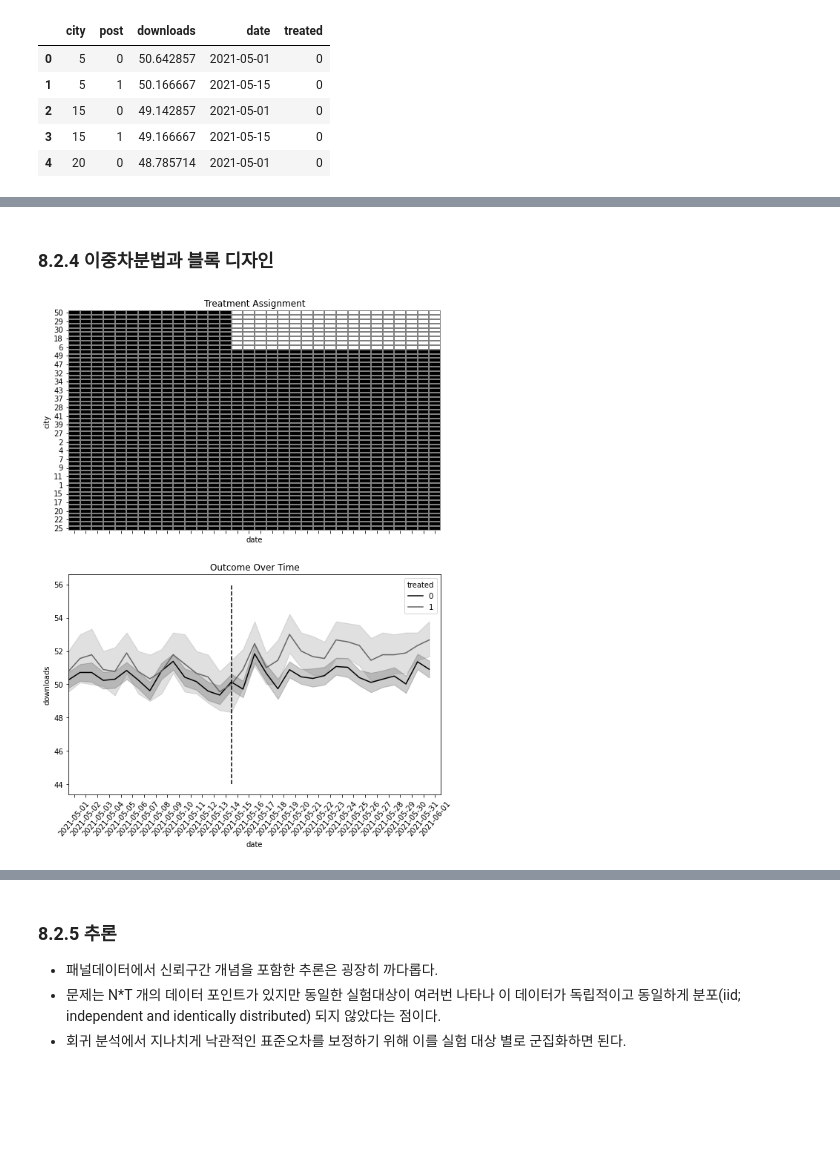
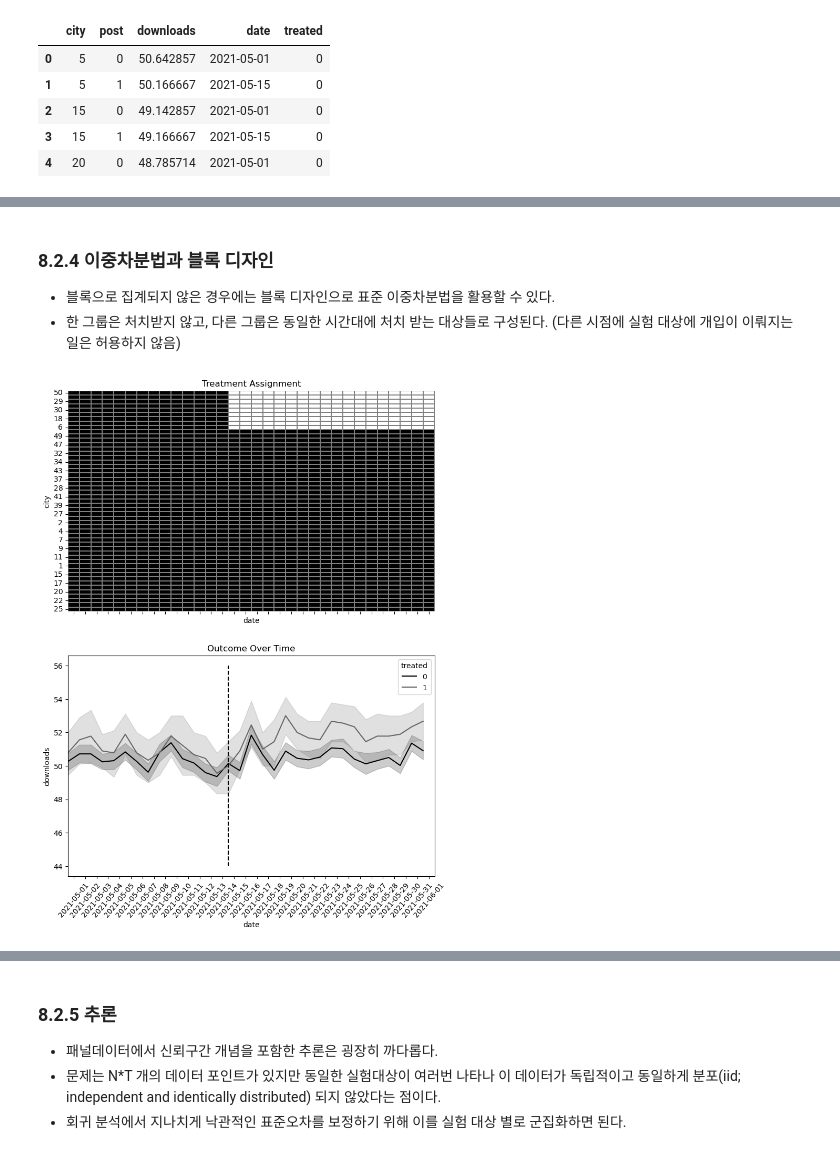
Before and after one commit to KyungbinChoi/causal_inference_python, a Jupyter notebook: contents/08장-이중차분법.ipynb, the cells around one changed output, grey strips where cells are left out. Cells and saved outputs as stored; diff of their text form; code cells hidden in the pictures; blank space fills up the shorter version.

Commit message:
이중차분법

```diff
--- a/contents/08장-이중차분법.ipynb
+++ b/contents/08장-이중차분법.ipynb
@@ -237,40 +241,42 @@ m.params["treated:post"]
 # %% [markdown]
 ### 8.2.4 이중차분법과 블록 디자인
+* 블록으로 집계되지 않은 경우에는 블록 디자인으로 표준 이중차분법을 활용할 수 있다.
+* 한 그룹은 처치받지 않고, 다른 그룹은 동일한 시간대에 처치 받는 대상들로 구성된다. (다른 시점에 실험 대상에 개입이 이뤄지는 일은 허용하지 않음)
 # %%
 import matplotlib.ticker as plticker
 
 
 fig, (ax1, ax2) = plt.subplots(2,1, figsize=(9, 12), sharex=True)
 
 heat_plt = (mkt_data
             .assign(treated=lambda d: d.groupby("city")["treated"].transform(max))
             .astype({"date":"str"})
             .assign(treated=mkt_data["treated"]*mkt_data["post"])
-            .pivot("city", "date", "treated")
+            .pivot(index ="city",columns= "date",values= "treated")
             .reset_index()
             .sort_values(max(mkt_data["date"].astype(str)), ascending=False)
             .reset_index()
             .drop(columns=["city"])
             .rename(columns={"index":"city"})
             .set_index("city"))
 
 
 sns.heatmap(heat_plt, cmap="gray", linewidths=0.01, linecolor="0.5", ax=ax1, cbar=False)
 
 ax1.set_title("Treatment Assignment")
 
 
 sns.lineplot(data=mkt_data.astype({"date":"str"}),
              x="date", y="downloads", hue="treated", ax=ax2)
 
 loc = plticker.MultipleLocator(base=2.0)
 # ax2.xaxis.set_major_locator(loc)
 ax2.vlines("2021-05-15", mkt_data["downloads"].min(), mkt_data["downloads"].max(), color="black", ls="dashed", label="Interv.")
 ax2.set_title("Outcome Over Time")
 
 plt.xticks(rotation = 50);
 # %% [output]
-[figure, old version]
+[figure, new version]
 # %%
 m = smf.ols('downloads ~ treated*post', data=mkt_data).fit()
 
```
Also changed, not shown: parts of 14 cells of this notebook.
